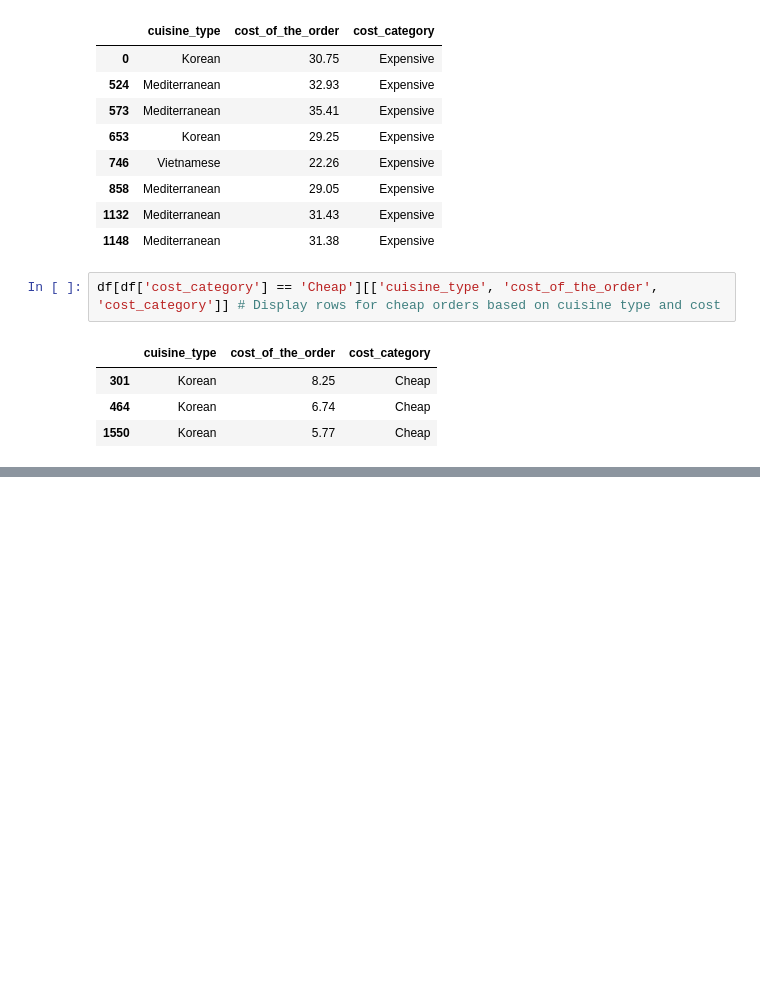
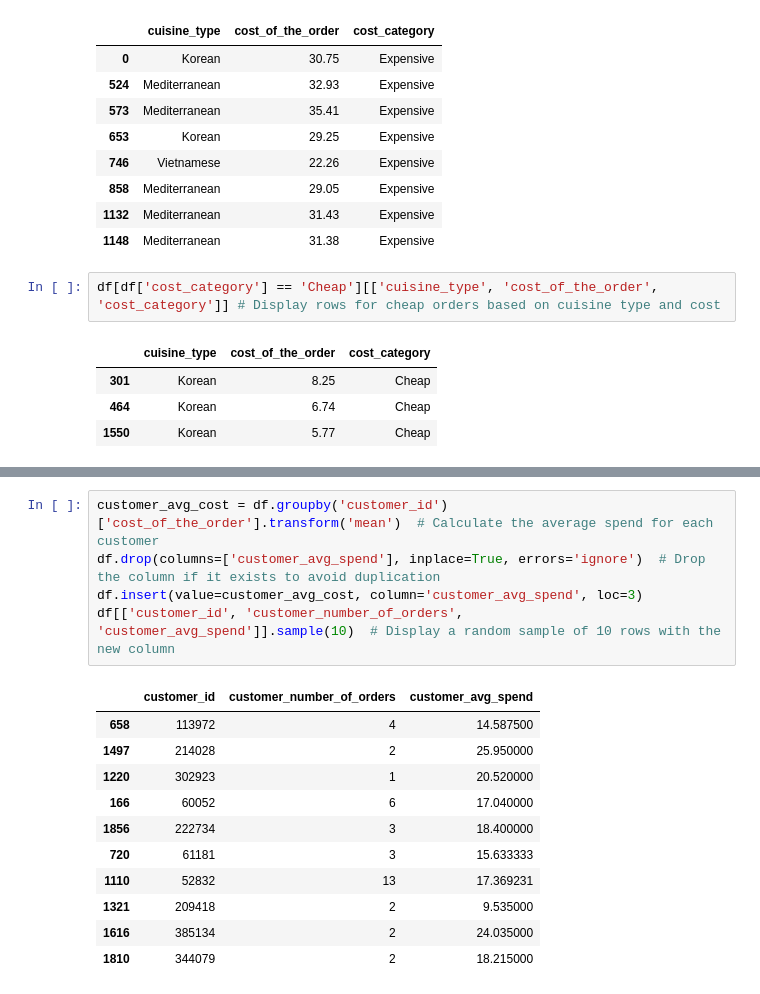
Before and after one commit to J3SSY-ANDU/Food-Delivery-Data-Analysis, a Jupyter notebook: notebooks/food_delivery_orders_eda.ipynb, the cells around one changed output, grey strips where cells are left out. Drawn from its saved outputs; the diff is of its cells as text; blank space fills up the shorter version.

```diff
--- a/notebooks/food_delivery_orders_eda.ipynb
+++ b/notebooks/food_delivery_orders_eda.ipynb
@@ -376,0 +395,17 @@ df[df['cost_category'] == 'Cheap'][['cuisine_type', 'cost_of_the_order', 'cost_c
+# %%
+customer_avg_cost = df.groupby('customer_id')['cost_of_the_order'].transform('mean')  # Calculate the average spend for each customer
+df.drop(columns=['customer_avg_spend'], inplace=True, errors='ignore')  # Drop the column if it exists to avoid duplication
+df.insert(value=customer_avg_cost, column='customer_avg_spend', loc=3)
+df[['customer_id', 'customer_number_of_orders', 'customer_avg_spend']].sample(10)  # Display a random sample of 10 rows with the new column
+# %% [output]
+|  | customer_id | customer_number_of_orders | customer_avg_spend |
+| 658 | 113972 | 4 | 14.587500 |
+| 1497 | 214028 | 2 | 25.950000 |
+| 1220 | 302923 | 1 | 20.520000 |
+| 166 | 60052 | 6 | 17.040000 |
+| 1856 | 222734 | 3 | 18.400000 |
+| 720 | 61181 | 3 | 15.633333 |
+| 1110 | 52832 | 13 | 17.369231 |
+| 1321 | 209418 | 2 | 9.535000 |
+| 1616 | 385134 | 2 | 24.035000 |
+| 1810 | 344079 | 2 | 18.215000 |
```
Also changed, not shown: parts of 11 cells of this notebook.
